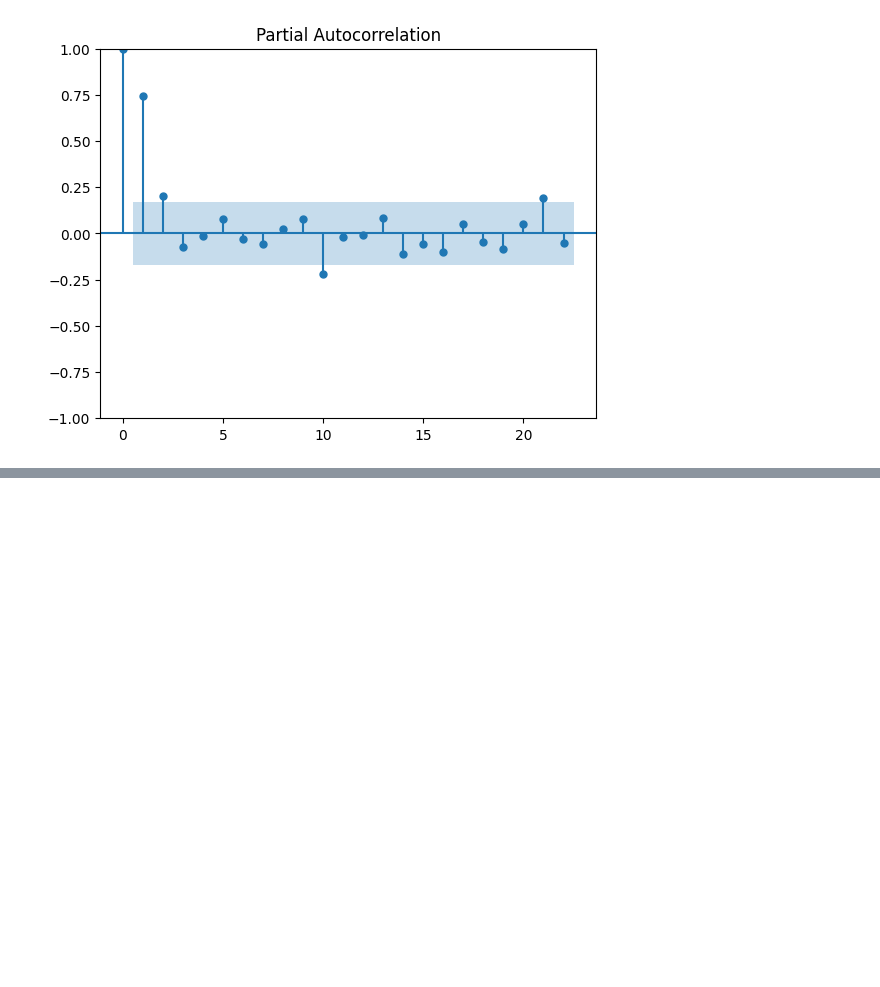
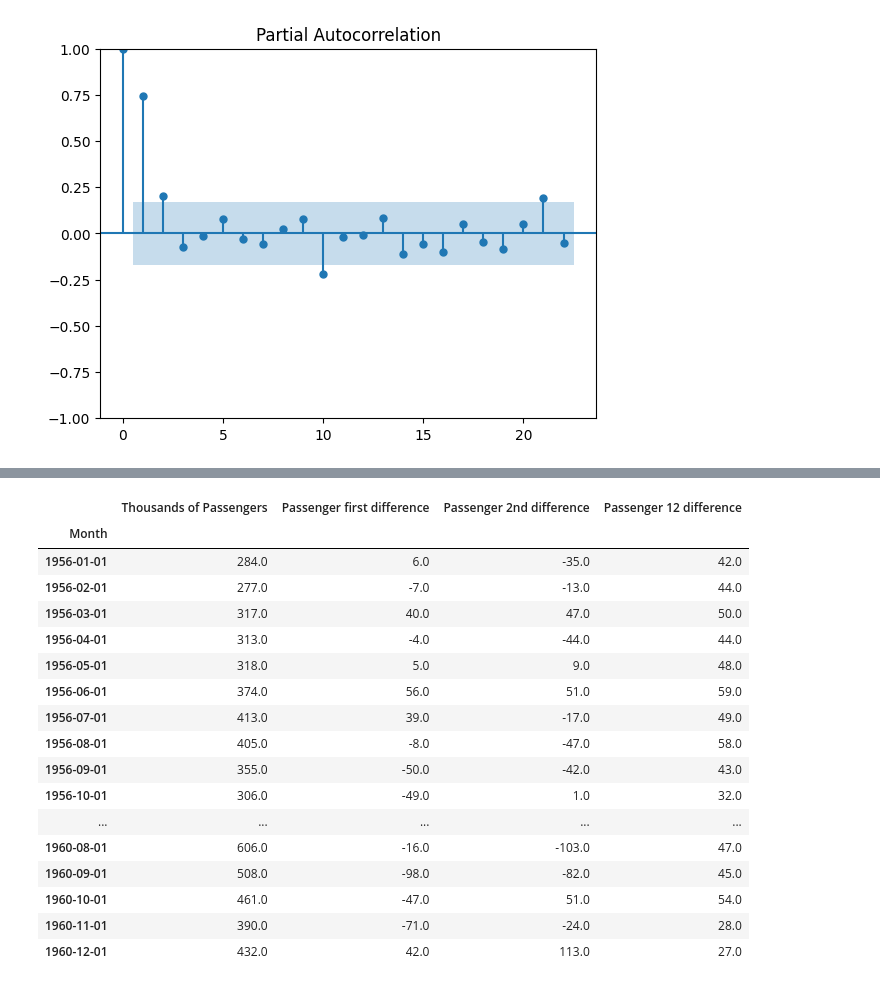
Before and after one commit to Madushani-Weerasekara/TimeSeriesData-Analysis, a Jupyter notebook: ARIMA_Model.ipynb, the cells around one changed output, grey strips where cells are left out. Saved outputs shown, nothing was run; the diff lists cells and outputs as text; code cells hidden in the pictures; blank space fills up the shorter version.

Commit message:
Split train & test data

```diff
--- a/ARIMA_Model.ipynb
+++ b/ARIMA_Model.ipynb
@@ -186,0 +205,7 @@ pacf12 = plot_pacf(df_airline['Passenger 12 difference'].dropna())
+# %%
+from datetime import datetime, timedelta
+train_dataset_end = datetime(1955,12,1)
+test_dataset_end = datetime(1960,12,1)
+# %%
+train_data = df_airline[: train_dataset_end]
+test_data = df_airline[train_dataset_end+timedelta(days=1): test_dataset_end]
@@ -186,0 +216,21 @@ pacf12 = plot_pacf(df_airline['Passenger 12 difference'].dropna())
+# %%
+test_data
+# %% [output]
+|  | Thousands of Passengers | Passenger first difference | Passenger 2nd difference | Passenger 12 difference |
+| Month |  |  |  |  |
+| 1956-01-01 | 284.0 | 6.0 | -35.0 | 42.0 |
+| 1956-02-01 | 277.0 | -7.0 | -13.0 | 44.0 |
+| 1956-03-01 | 317.0 | 40.0 | 47.0 | 50.0 |
+| 1956-04-01 | 313.0 | -4.0 | -44.0 | 44.0 |
+| 1956-05-01 | 318.0 | 5.0 | 9.0 | 48.0 |
+| 1956-06-01 | 374.0 | 56.0 | 51.0 | 59.0 |
+| 1956-07-01 | 413.0 | 39.0 | -17.0 | 49.0 |
+| 1956-08-01 | 405.0 | -8.0 | -47.0 | 58.0 |
+| 1956-09-01 | 355.0 | -50.0 | -42.0 | 43.0 |
+| 1956-10-01 | 306.0 | -49.0 | 1.0 | 32.0 |
+| ... | ... | ... | ... | ... |
+| 1960-08-01 | 606.0 | -16.0 | -103.0 | 47.0 |
+| 1960-09-01 | 508.0 | -98.0 | -82.0 | 45.0 |
+| 1960-10-01 | 461.0 | -47.0 | 51.0 | 54.0 |
+| 1960-11-01 | 390.0 | -71.0 | -24.0 | 28.0 |
+| 1960-12-01 | 432.0 | 42.0 | 113.0 | 27.0 |
```
Also changed, not shown: parts of 2 cells of this notebook.
